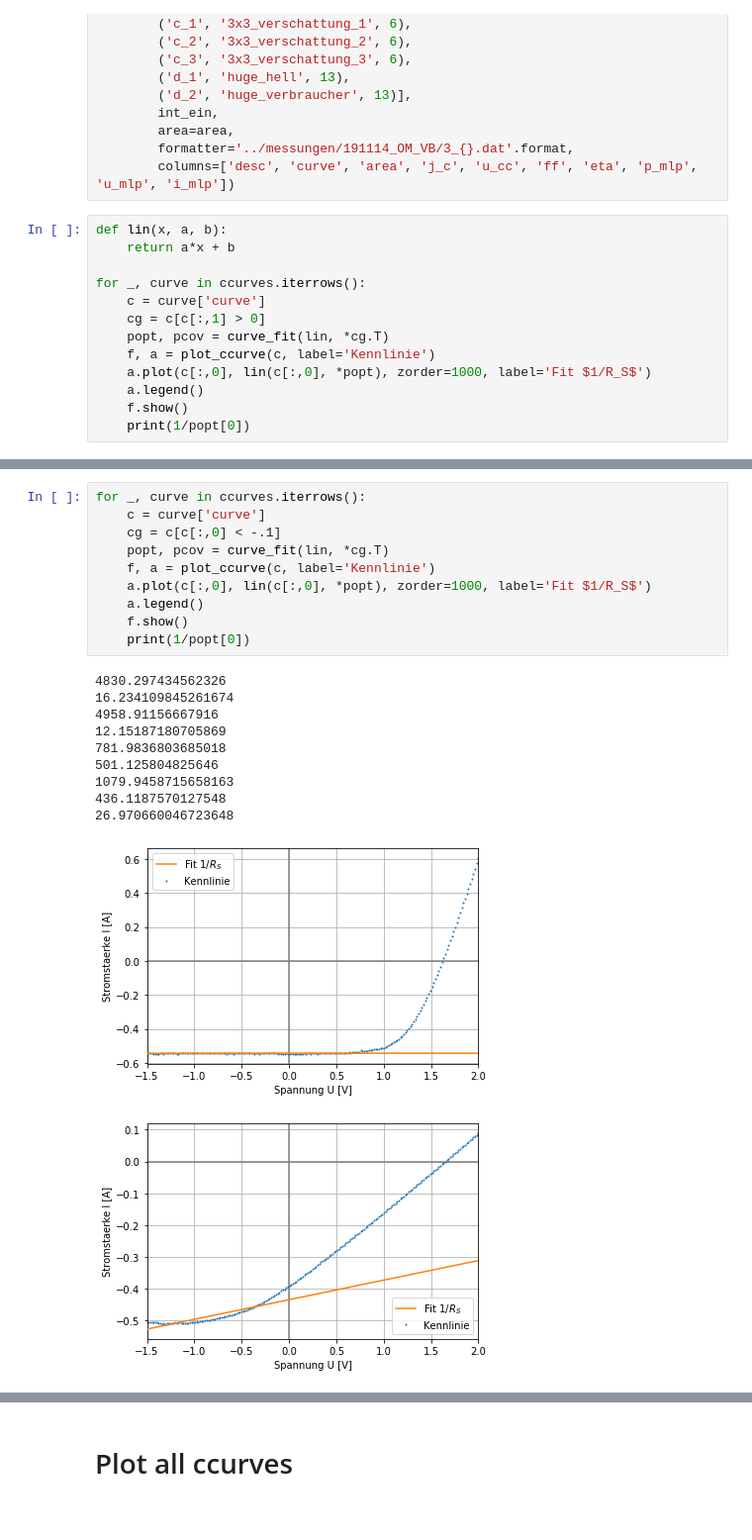
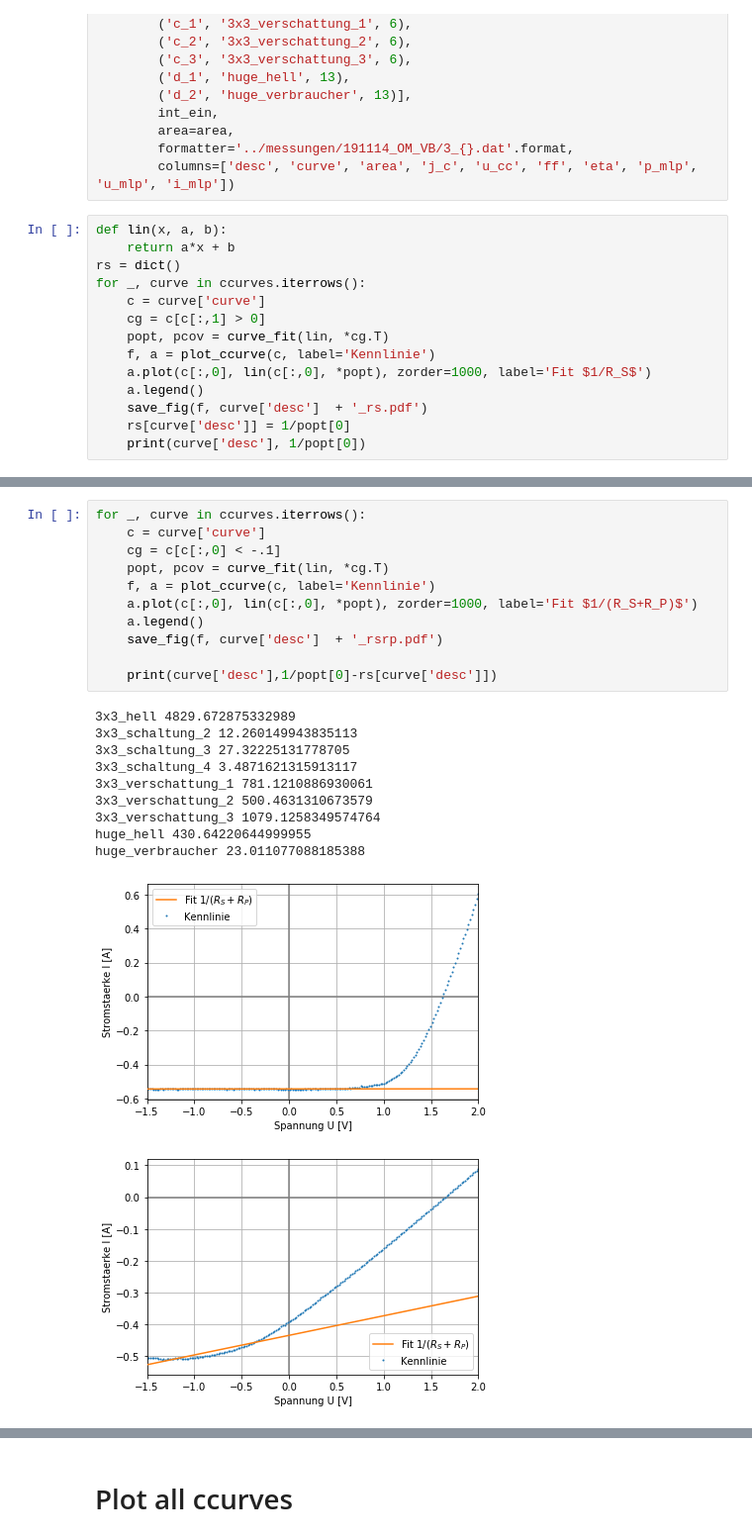
Before and after one commit to vale981/fpraktikum, a Jupyter notebook: SZ/auswertung/c.ipynb, the cells around one changed output, grey strips where cells are left out. Shown at 99% size. Saved outputs shown, nothing was run; the diff lists cells and outputs as text.

```diff
--- a/SZ/auswertung/c.ipynb
+++ b/SZ/auswertung/c.ipynb
@@ -32,7 +32,7 @@ ccurves = load_and_analyze([
 # %%
 def lin(x, a, b):
     return a*x + b
-
+rs = dict()
 for _, curve in ccurves.iterrows():
     c = curve['curve']
     cg = c[c[:,1] > 0]
@@ -40,6 +40,7 @@ for _, curve in ccurves.iterrows():
     f, a = plot_ccurve(c, label='Kennlinie')
     a.plot(c[:,0], lin(c[:,0], *popt), zorder=1000, label='Fit $1/R_S$')
     a.legend()
-    f.show()
-    print(1/popt[0])
+    save_fig(f, curve['desc']  + '_rs.pdf')
+    rs[curve['desc']] = 1/popt[0]
+    print(curve['desc'], 1/popt[0])
 # %% [output]
@@ -64,22 +69,23 @@ for _, curve in ccurves.iterrows():
 # %%
 for _, curve in ccurves.iterrows():
     c = curve['curve']
     cg = c[c[:,0] < -.1]
     popt, pcov = curve_fit(lin, *cg.T)
     f, a = plot_ccurve(c, label='Kennlinie')
-    a.plot(c[:,0], lin(c[:,0], *popt), zorder=1000, label='Fit $1/R_S$')
+    a.plot(c[:,0], lin(c[:,0], *popt), zorder=1000, label='Fit $1/(R_S+R_P)$')
     a.legend()
-    f.show()
-    print(1/popt[0])
+    save_fig(f, curve['desc']  + '_rsrp.pdf')
+
+    print(curve['desc'],1/popt[0]-rs[curve['desc']])
 # %% [output]
-4830.297434562326
-16.234109845261674
-4958.91156667916
-12.15187180705869
-781.9836803685018
-501.125804825646
-1079.9458715658163
-436.1187570127548
-26.970660046723648
+3x3_hell 4829.672875332989
+3x3_schaltung_2 12.260149943835113
+3x3_schaltung_3 27.32225131778705
+3x3_schaltung_4 3.4871621315913117
+3x3_verschattung_1 781.1210886930061
+3x3_verschattung_2 500.4631310673579
+3x3_verschattung_3 1079.1258349574764
+huge_hell 430.64220644999955
+huge_verbraucher 23.011077088185388
-[figure, old version]
+[figure, new version]
-[figure, old version]
+[figure, new version]
```
Also changed, not shown: parts of 3 cells of this notebook, 19 other files.
